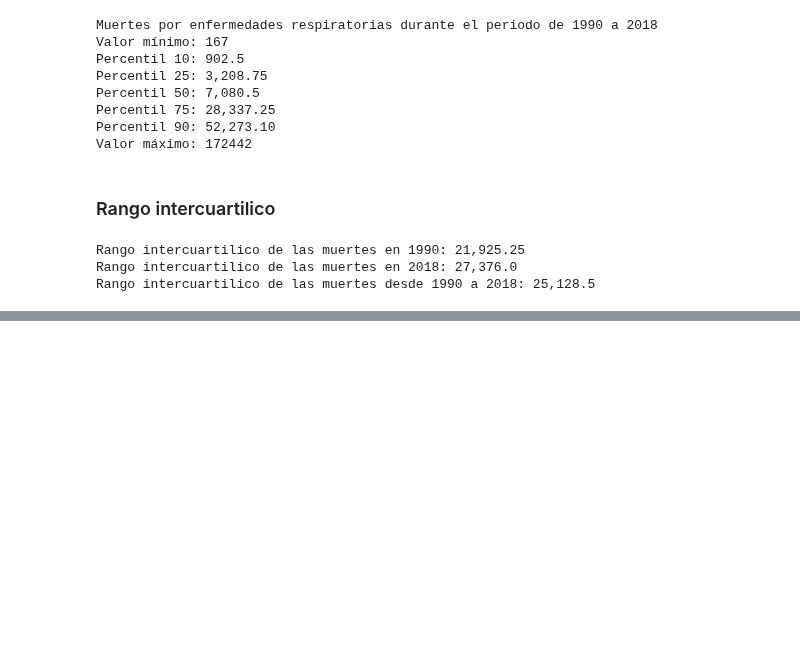
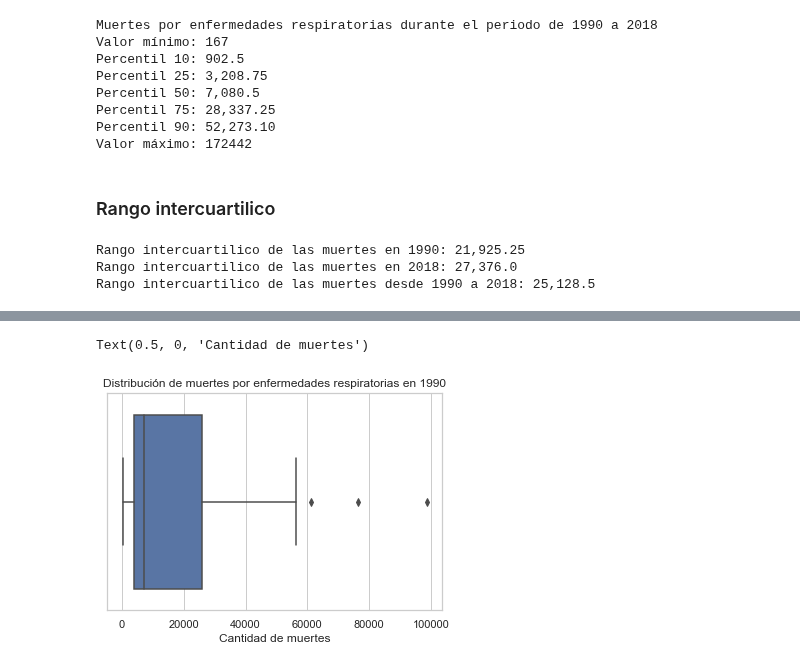
Before and after one commit to LIZZETHGOMEZ/Data-Science-Fase-3-BEDU-Santander, a Jupyter notebook: Notebook.ipynb, the cells around one changed output, grey strips where cells are left out. Cells and saved outputs as stored; diff of their text form; code cells hidden in the pictures; blank space fills up the shorter version.

```diff
--- a/Notebook.ipynb
+++ b/Notebook.ipynb
@@ -381,0 +391,8 @@ Rango intercuartilico de las muertes desde 1990 a 2018: 25,128.5
+# %%
+sns.set(style="whitegrid")
+ax = sns.boxplot(x=df[df_1990]['total_respiratory_diseases'])
+ax.set_title('Distribución de muertes por enfermedades respiratorias en 1990')
+ax.set_xlabel('Cantidad de muertes')
+# %% [output]
+Text(0.5, 0, 'Cantidad de muertes')
+[figure, added]
```
Also changed, not shown: parts of 21 cells of this notebook.
